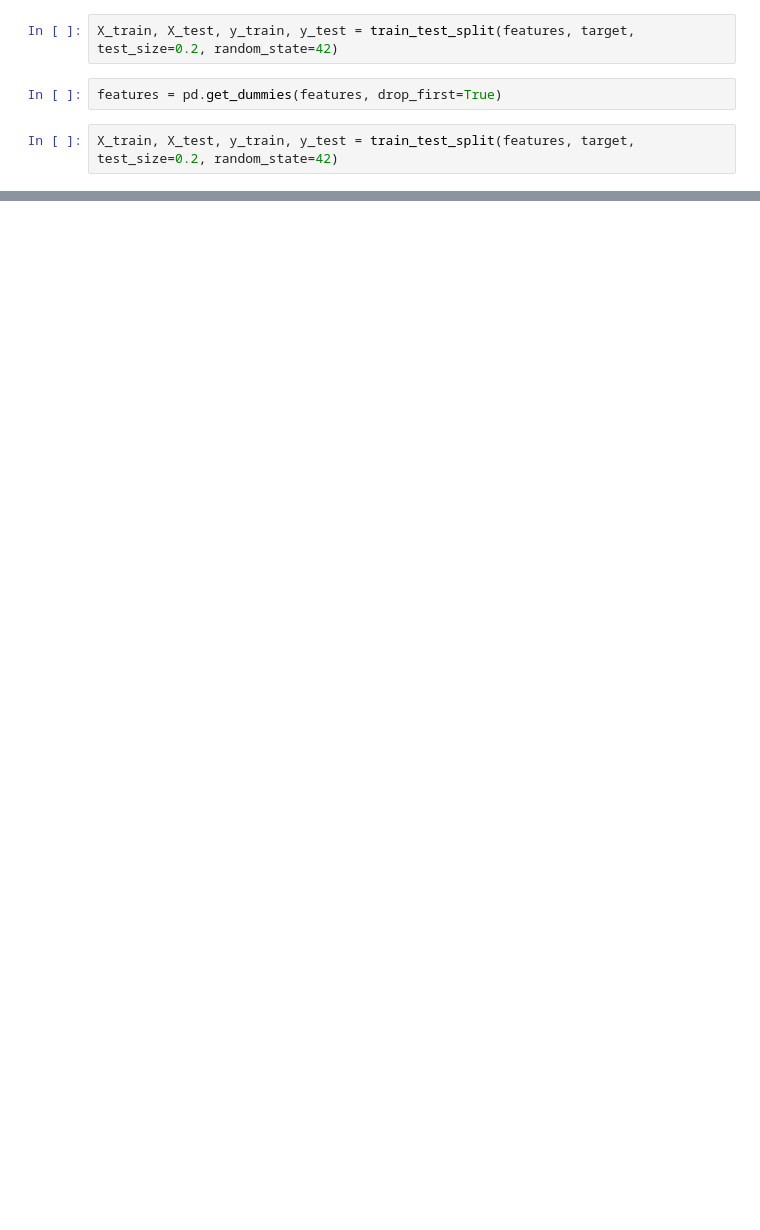
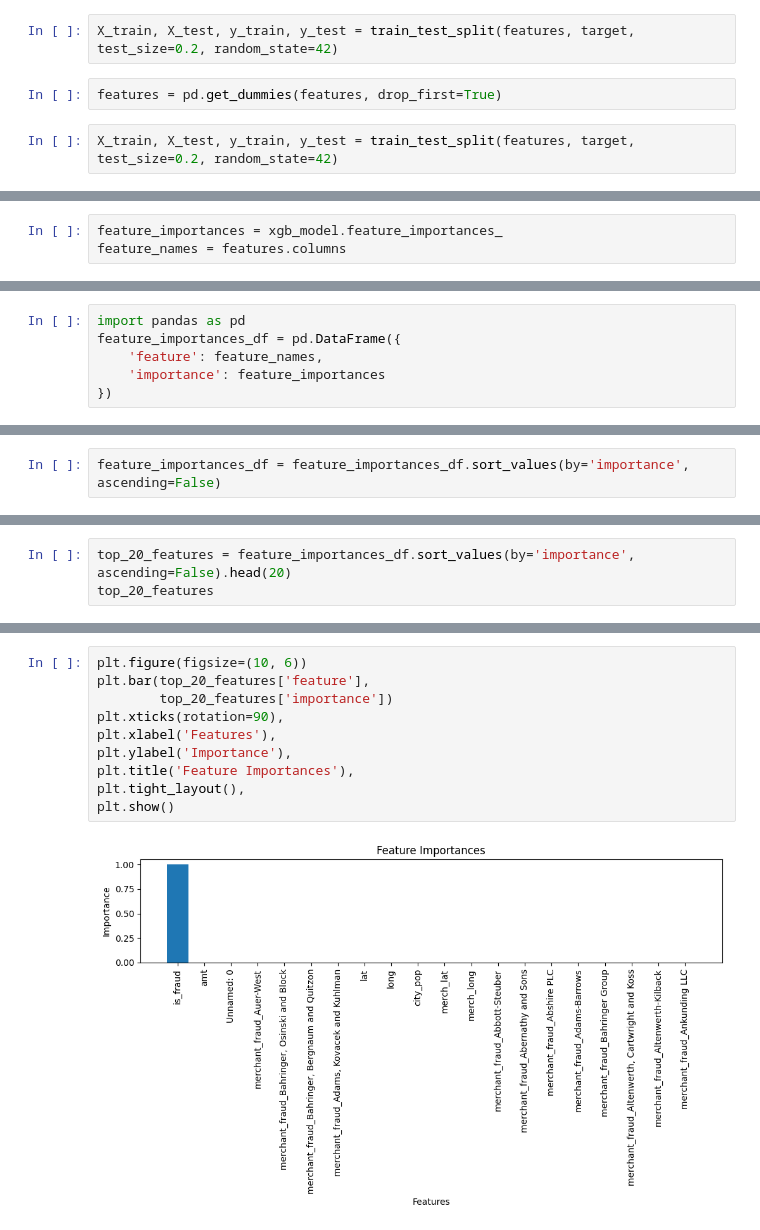
Before and after one commit to hewansirak/Credit-Card-Fraud-Detection, a Jupyter notebook: fraud.ipynb, the cells around one changed output, grey strips where cells are left out. Cells and saved outputs as stored; diff of their text form; blank space fills up the shorter version.

```diff
--- a/fraud.ipynb
+++ b/fraud.ipynb
@@ -77,0 +178,3 @@ KeyboardInterrupt:
+# %%
+feature_importances = xgb_model.feature_importances_
+feature_names = features.columns
@@ -77,0 +213,6 @@ KeyboardInterrupt:
+# %%
+import pandas as pd
+feature_importances_df = pd.DataFrame({
+    'feature': feature_names,
+    'importance': feature_importances
+})
@@ -77,0 +235,2 @@ KeyboardInterrupt:
+# %%
+feature_importances_df = feature_importances_df.sort_values(by='importance', ascending=False)
@@ -77,0 +253,3 @@ KeyboardInterrupt:
+# %%
+top_20_features = feature_importances_df.sort_values(by='importance', ascending=False).head(20)
+top_20_features
@@ -77,0 +274,12 @@ KeyboardInterrupt:
+# %%
+plt.figure(figsize=(10, 6))
+plt.bar(top_20_features['feature'],
+        top_20_features['importance'])
+plt.xticks(rotation=90),
+plt.xlabel('Features'),
+plt.ylabel('Importance'),
+plt.title('Feature Importances'),
+plt.tight_layout(),
+plt.show()
+# %% [output]
+[figure, added]
```
Also changed, not shown: parts of 23 cells of this notebook, 2 other files.
